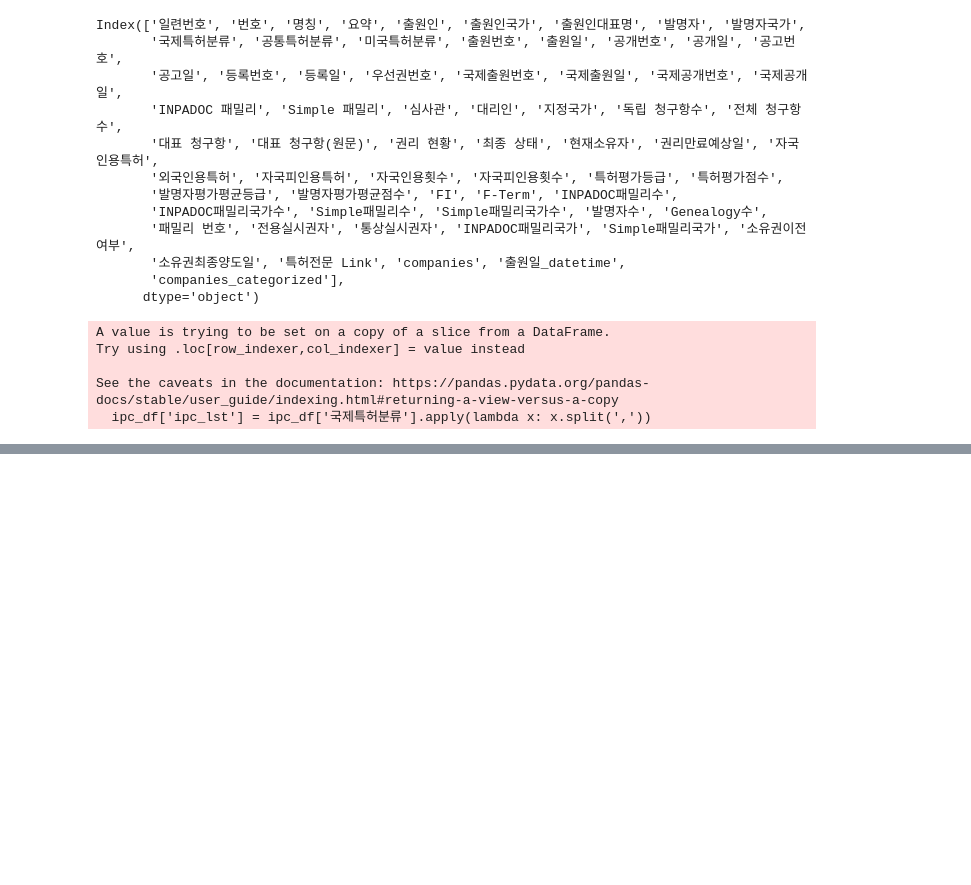
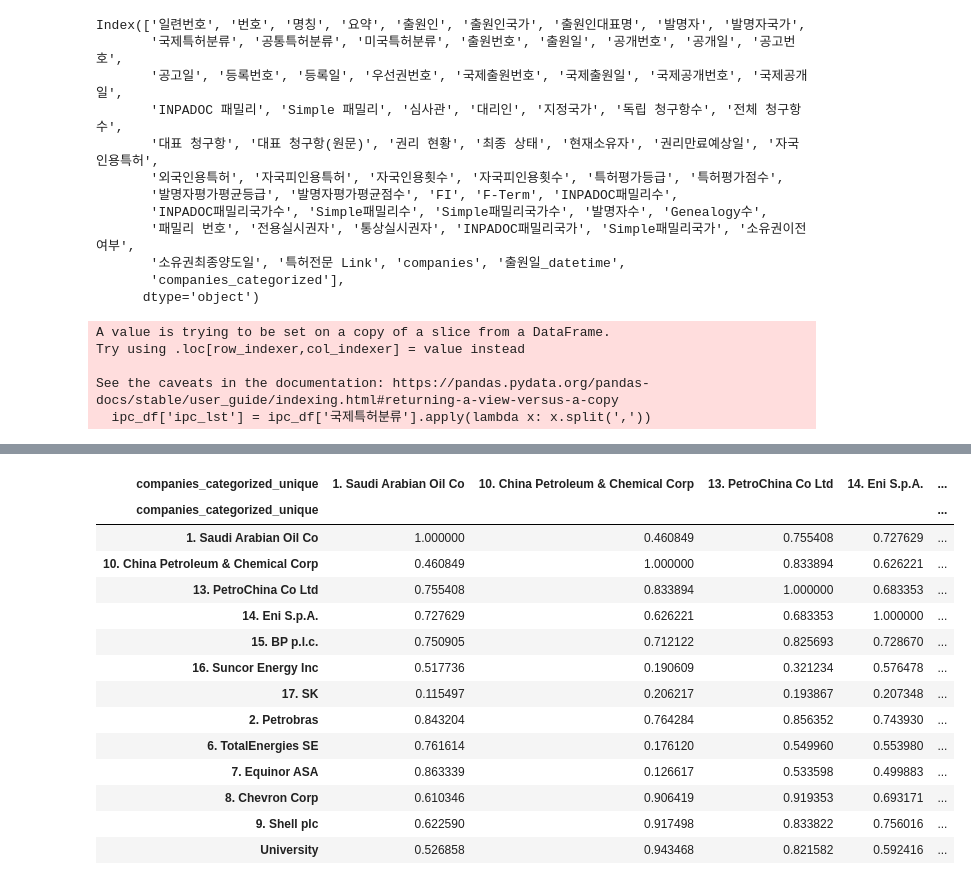
Before and after one commit to kangsunwoo827/tech_pred, a Jupyter notebook: main.ipynb, the cells around one changed output, grey strips where cells are left out. Cells and saved outputs as stored; diff of their text form; code cells hidden in the pictures; blank space fills up the shorter version.

```diff
--- a/main.ipynb
+++ b/main.ipynb
@@ -647,0 +773,28 @@ df
+# %%
+from sklearn.metrics.pairwise import cosine_similarity
+
+# 코사인 유사도 계산
+similarity_matrix = cosine_similarity(vector_table)
+
+# 결과 데이터프레임 생성
+similarity_df = pd.DataFrame(similarity_matrix, index=vector_table.index, columns=vector_table.index)
+
+# 결과 출력
+
+similarity_df
+# %% [output]
+| companies_categorized_unique | 1. Saudi Arabian Oil Co | 10. China Petroleum & Chemical Corp | 13. PetroChina Co Ltd | 14. Eni S.p.A. | ... |
+| companies_categorized_unique |  |  |  |  | ... |
+| 1. Saudi Arabian Oil Co | 1.000000 | 0.460849 | 0.755408 | 0.727629 | ... |
+| 10. China Petroleum & Chemical Corp | 0.460849 | 1.000000 | 0.833894 | 0.626221 | ... |
+| 13. PetroChina Co Ltd | 0.755408 | 0.833894 | 1.000000 | 0.683353 | ... |
+| 14. Eni S.p.A. | 0.727629 | 0.626221 | 0.683353 | 1.000000 | ... |
+| 15. BP p.l.c. | 0.750905 | 0.712122 | 0.825693 | 0.728670 | ... |
+| 16. Suncor Energy Inc | 0.517736 | 0.190609 | 0.321234 | 0.576478 | ... |
+| 17. SK | 0.115497 | 0.206217 | 0.193867 | 0.207348 | ... |
+| 2. Petrobras | 0.843204 | 0.764284 | 0.856352 | 0.743930 | ... |
+| 6. TotalEnergies SE | 0.761614 | 0.176120 | 0.549960 | 0.553980 | ... |
+| 7. Equinor ASA | 0.863339 | 0.126617 | 0.533598 | 0.499883 | ... |
+| 8. Chevron Corp | 0.610346 | 0.906419 | 0.919353 | 0.693171 | ... |
+| 9. Shell plc | 0.622590 | 0.917498 | 0.833822 | 0.756016 | ... |
+| University | 0.526858 | 0.943468 | 0.821582 | 0.592416 | ... |
```
Also changed, not shown: parts of 21 cells of this notebook.
